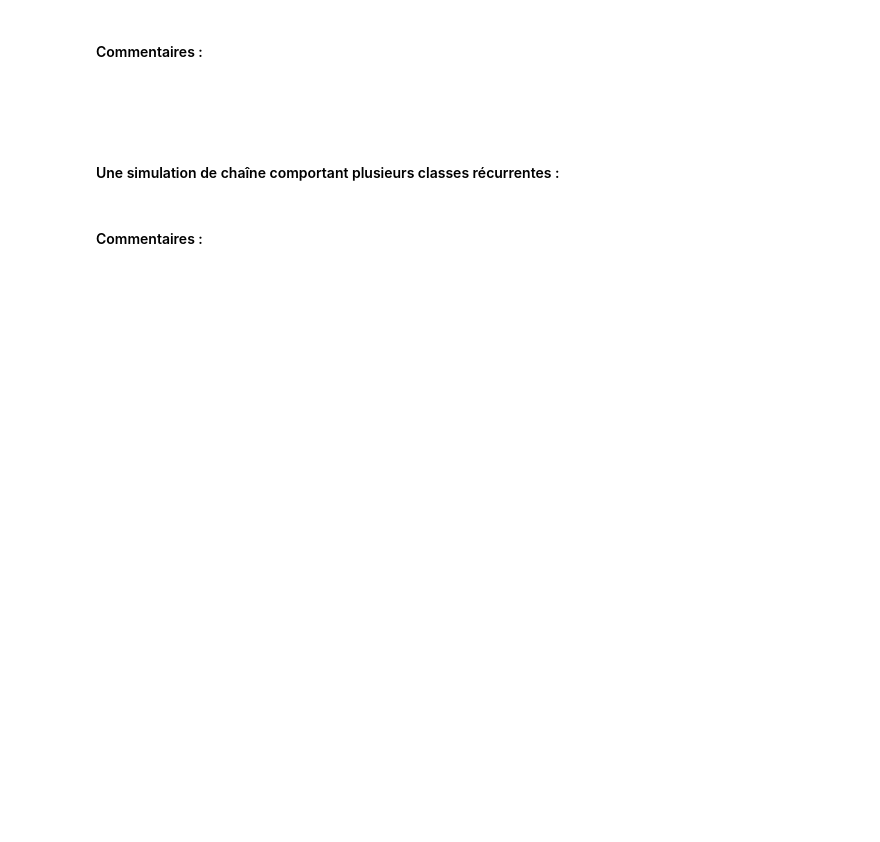
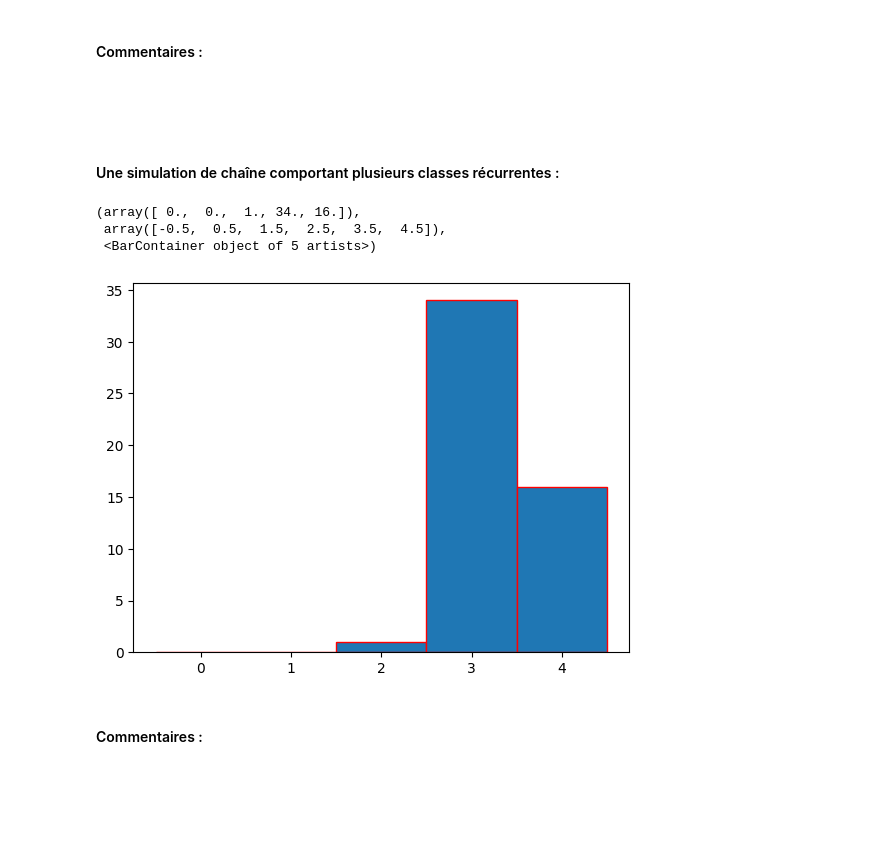
Before and after one commit to Tysonn2605/data-insat-tyson, a Jupyter notebook: notebooks/TP-Markov-sujet-25-26.ipynb, the cells around one changed output. Cells and saved outputs as stored; diff of their text form; code cells hidden in the pictures; blank space fills up the shorter version.

```diff
--- a/notebooks/TP-Markov-sujet-25-26.ipynb
+++ b/notebooks/TP-Markov-sujet-25-26.ipynb
@@ -155,6 +233,30 @@ Pour chaque exemple, illustrer en faisant plusieurs simulations avec différents
 <br>
 
 #### Une simulation de chaîne comportant plusieurs classes récurrentes :
+# %%
+n_2 = 50
+mu_02 = (0.0, 0.0, 1.0, 0.0, 0.0)
+# Transition Matrix with two recurrent classes
+# Class 1: {0, 1}
+# Class 2: {3, 4}
+# Transient State: {2}
+P_2 = np.array([
+    # From State ->   0,   1,   2,   3,   4
+    [0.6, 0.4, 0.0, 0.0, 0.0],  # From State 0 -> Trapped in {0, 1}
+    [0.3, 0.7, 0.0, 0.0, 0.0],  # From State 1 -> Trapped in {0, 1}
+
+    [0.5, 0.0, 0.0, 0.5, 0.0],  # From State 2 -> Can fall into {0,1} or {3,4}
+
+    [0.0, 0.0, 0.0, 0.5, 0.5],  # From State 3 -> Trapped in {3, 4}
+    [0.0, 0.0, 0.0, 0.8, 0.2]   # From State 4 -> Trapped in {3, 4}
+])
+
+plt.hist(Markov(mu_02, P_2, n_2), range = (-0.5, len(mu_02) - 0.5), density=False, bins = len(mu_02), edgecolor = 'red')
+# %% [output]
+(array([ 0.,  0.,  1., 34., 16.]),
+ array([-0.5,  0.5,  1.5,  2.5,  3.5,  4.5]),
+ <BarContainer object of 5 artists>)
+[figure, added]
 # %% [markdown]
 #### Commentaires :
 <br>
```
Also changed, not shown: parts of 22 cells of this notebook.
